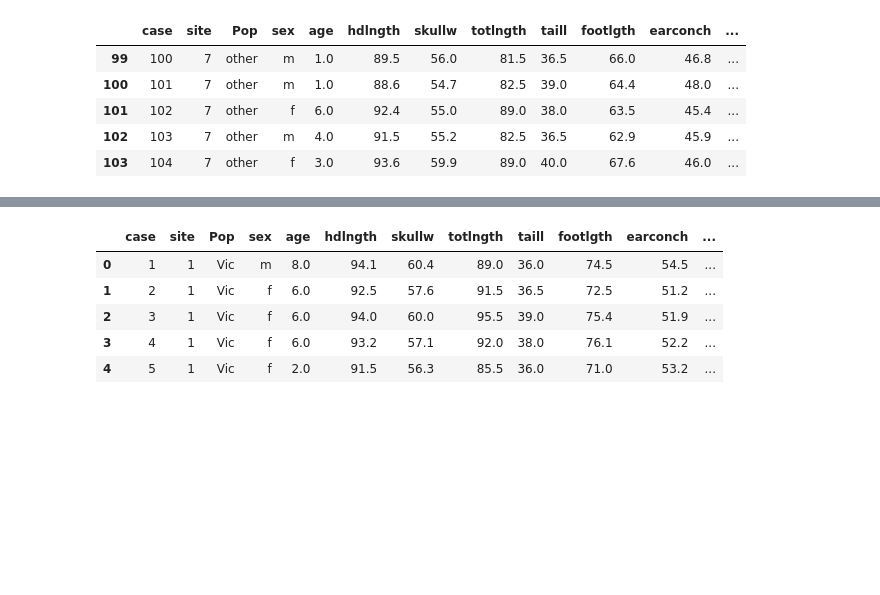
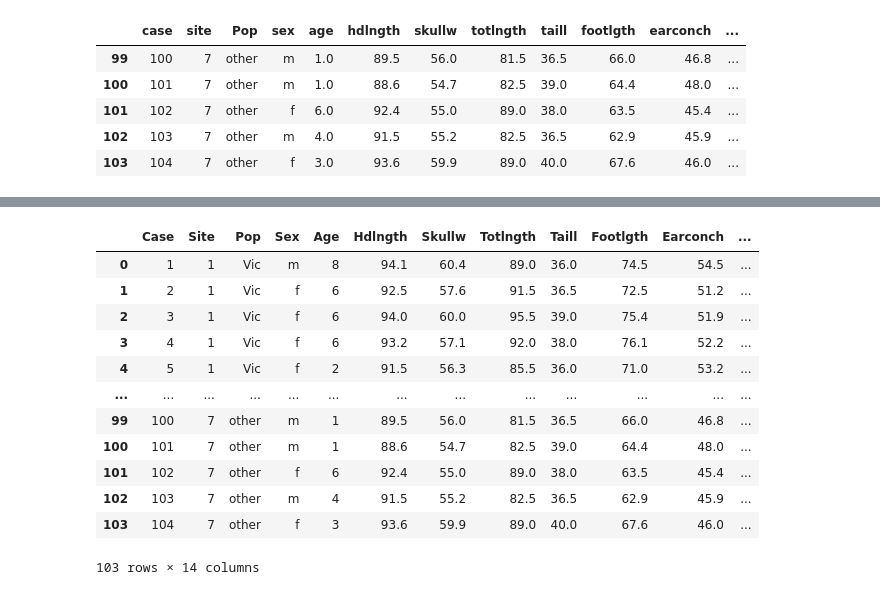
Before and after one commit to hassanmajaro/ai_engineering, a Jupyter notebook: module_2/week8/task18.ipynb, the cells around one changed output, grey strips where cells are left out. Drawn from its saved outputs; the diff is of its cells as text; code cells hidden in the pictures; blank space fills up the shorter version.

```diff
--- a/module_2/week8/task18.ipynb
+++ b/module_2/week8/task18.ipynb
@@ -66,11 +125,16 @@ Name: count, Length: 101, dtype: int64
 # %%
-df['age'] = pd.to_numeric(df['age'])
+df2.dropna()
+# %% [output]
+|  | Case | Site | Pop | Sex | Age | Hdlngth | Skullw | Totlngth | Taill | Footlgth | Earconch | ... |
+| 0 | 1 | 1 | Vic | m | 8 | 94.1 | 60.4 | 89.0 | 36.0 | 74.5 | 54.5 | ... |
+| 1 | 2 | 1 | Vic | f | 6 | 92.5 | 57.6 | 91.5 | 36.5 | 72.5 | 51.2 | ... |
+| 2 | 3 | 1 | Vic | f | 6 | 94.0 | 60.0 | 95.5 | 39.0 | 75.4 | 51.9 | ... |
+| 3 | 4 | 1 | Vic | f | 6 | 93.2 | 57.1 | 92.0 | 38.0 | 76.1 | 52.2 | ... |
+| 4 | 5 | 1 | Vic | f | 2 | 91.5 | 56.3 | 85.5 | 36.0 | 71.0 | 53.2 | ... |
+| ... | ... | ... | ... | ... | ... | ... | ... | ... | ... | ... | ... | ... |
+| 99 | 100 | 7 | other | m | 1 | 89.5 | 56.0 | 81.5 | 36.5 | 66.0 | 46.8 | ... |
+| 100 | 101 | 7 | other | m | 1 | 88.6 | 54.7 | 82.5 | 39.0 | 64.4 | 48.0 | ... |
+| 101 | 102 | 7 | other | f | 6 | 92.4 | 55.0 | 89.0 | 38.0 | 63.5 | 45.4 | ... |
+| 102 | 103 | 7 | other | m | 4 | 91.5 | 55.2 | 82.5 | 36.5 | 62.9 | 45.9 | ... |
+| 103 | 104 | 7 | other | f | 3 | 93.6 | 59.9 | 89.0 | 40.0 | 67.6 | 46.0 | ... |
+103 rows × 14 columns
-# %%
-df.head()
-# %% [output]
-|  | case | site | Pop | sex | age | hdlngth | skullw | totlngth | taill | footlgth | earconch | ... |
-| 0 | 1 | 1 | Vic | m | 8.0 | 94.1 | 60.4 | 89.0 | 36.0 | 74.5 | 54.5 | ... |
-| 1 | 2 | 1 | Vic | f | 6.0 | 92.5 | 57.6 | 91.5 | 36.5 | 72.5 | 51.2 | ... |
-| 2 | 3 | 1 | Vic | f | 6.0 | 94.0 | 60.0 | 95.5 | 39.0 | 75.4 | 51.9 | ... |
-| 3 | 4 | 1 | Vic | f | 6.0 | 93.2 | 57.1 | 92.0 | 38.0 | 76.1 | 52.2 | ... |
-| 4 | 5 | 1 | Vic | f | 2.0 | 91.5 | 56.3 | 85.5 | 36.0 | 71.0 | 53.2 | ... |
```
Also changed, not shown: parts of 19 cells of this notebook, 1 other file.
